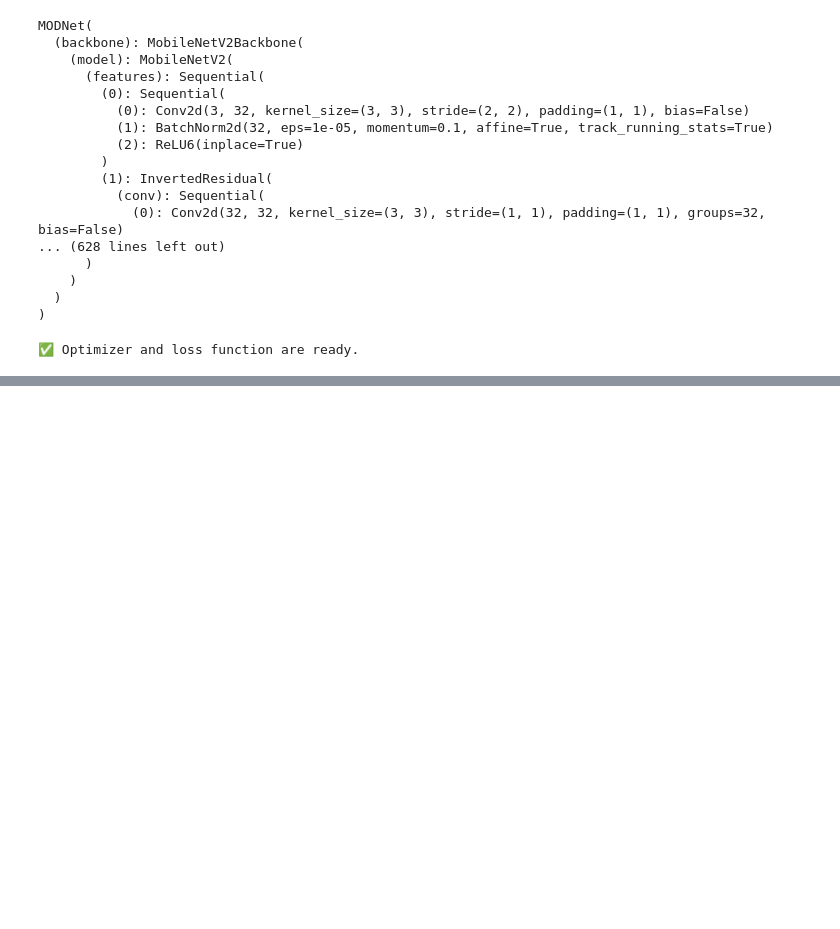
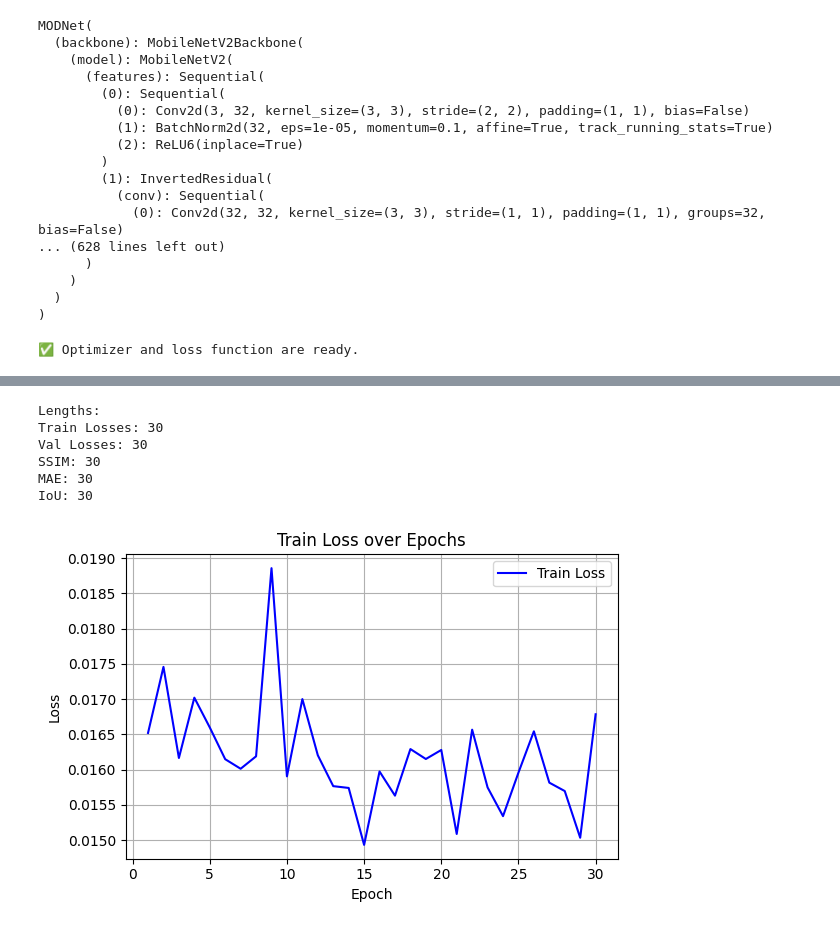
Before and after one commit to SatNaingTun/SntImageBGChanger, a Jupyter notebook: TrainNotebooks/FineTuneModNet_WebCam.ipynb, the cells around one changed output, grey strips where cells are left out. Saved outputs shown, nothing was run; the diff lists cells and outputs as text; code cells hidden in the pictures; blank space fills up the shorter version.

```diff
--- a/TrainNotebooks/FineTuneModNet_WebCam.ipynb
+++ b/TrainNotebooks/FineTuneModNet_WebCam.ipynb
@@ -307,7 +494,7 @@ import sys
 model = MODNet(backbone_pretrained=False).to(device)
 
 # --- Load pretrained checkpoint ---
-pretrained_model_name ='modnet_webcam_portrait_matting.ckpt'
+pretrained_model_name ='modnet_photographic_portrait_matting.ckpt'
 PRETRAINED_CKPT = Path('/content/drive/MyDrive/modnet_data/pretrained/'+pretrained_model_name)
 print(f"📂 Loading pretrained weights from: {PRETRAINED_CKPT}")
 
@@ -688,0 +589,13 @@ print(f"✅ Training plots saved to: {PLOT_PATH}")
+# %%
+def validate_one_epoch(model, dataloader, loss_fn, device):
+    model.eval()
+    val_loss = 0.0
+
+    with torch.no_grad():
+        for imgs, mattes in tqdm(dataloader, desc="Validation"):
+            imgs, mattes = imgs.to(device), mattes.to(device)
+            _, _, pred_mattes = model(imgs, True)
+            loss = loss_fn(pred_mattes, mattes)
+            val_loss += loss.item()
+
+    return val_loss / len(dataloader)
@@ -688,0 +765,42 @@ print(f"✅ Training plots saved to: {PLOT_PATH}")
+# %%
+print("Lengths:")
+print("Train Losses:", len(train_losses))
+print("Val Losses:", len(val_losses))
+print("SSIM:", len(ssim_scores))
+print("MAE:", len(mae_scores))
+print("IoU:", len(iou_scores))
+# %% [output]
+Lengths:
+Train Losses: 30
+Val Losses: 30
+SSIM: 30
+MAE: 30
+IoU: 30
+# %%
+import math
+
+filtered = [
+    (t, v, s, m, i)
+    for t, v, s, m, i in zip(train_losses, val_losses, ssim_scores, mae_scores, iou_scores)
+    if s is not None and not math.isnan(s)
+]
+
+train_losses, val_losses, ssim_scores, mae_scores, iou_scores = zip(*filtered)
+# %%
+import matplotlib.pyplot as plt
+
+def plot_metric(metric_values, title, ylabel, color="blue"):
+    epochs = range(1, len(metric_values) + 1)
+    plt.figure(figsize=(6, 4))
+    plt.plot(epochs, metric_values, label=title, color=color)
+    plt.title(f"{title} over Epochs")
+    plt.xlabel("Epoch")
+    plt.ylabel(ylabel)
+    plt.legend()
+    plt.grid(True)
+    plt.tight_layout()
+    plt.show()
+# %%
+plot_metric(train_losses, "Train Loss", "Loss", "blue")
+# %% [output]
+[figure, added]
```
Also changed, not shown: parts of 39 cells of this notebook, 1 other file.
